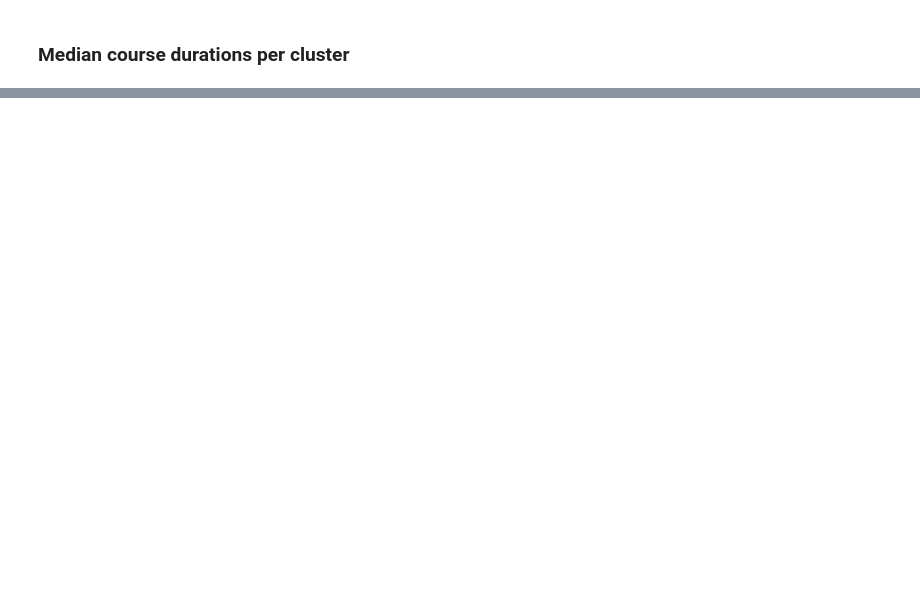
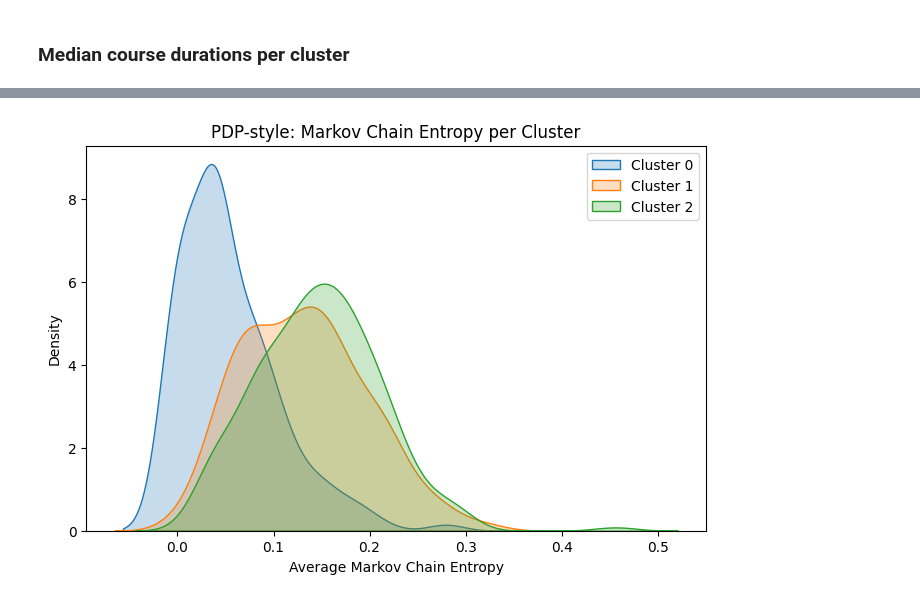
Before and after one commit to malenraychev/BigMMMBehaviour, a Jupyter notebook: markov_clean.ipynb, the cells around one changed output, grey strips where cells are left out. Drawn from its saved outputs; the diff is of its cells as text; code cells hidden in the pictures; blank space fills up the shorter version.

```diff
--- a/markov_clean.ipynb
+++ b/markov_clean.ipynb
@@ -963,0 +1139,21 @@ Median durations per course and activity type for cluster 2 :
+# %%
+import seaborn as sns
+import matplotlib.pyplot as plt
+
+# Choose an activity_type to investigate, e.g. 'video'
+activity_types = zduration_sum['activity_type'].unique()
+
+for activity in activity_types:
+    plt.figure(figsize=(8, 5))
+    for cluster, user_ids in cluster_users_dict.items():
+        vals = zduration_sum[
+            (zduration_sum['user_id'].isin(user_ids)) &
+            (zduration_sum['activity_type'] == activity)
+        ]['zscore_duration']
+        if len(vals) > 0:
+            sns.kdeplot(vals, label=f'Cluster {cluster}', fill=True)
+    plt.xlabel(f"zscore_duration for activity: {activity}")
+    plt.ylabel("Density")
+    plt.title(f"PDP-style: zscore_duration for '{activity}' by cluster")
+    plt.legend()
+    plt.show()
@@ -963,0 +1164,22 @@ Median durations per course and activity type for cluster 2 :
+# %%
+from scipy.stats import entropy
+import numpy as np
+
+def mc_entropy(mc):
+    tmatrix = np.array(mc.p)
+    # Row-wise entropy (one per state), average over all
+    return np.mean([entropy(row) for row in tmatrix if np.sum(row) > 0])
+
+entropy_per_user = {uid: mc_entropy(user_chains[uid]) for uid in users_all}
+
+plt.figure(figsize=(8, 5))
+for cluster, user_ids in cluster_users_dict.items():
+    vals = [entropy_per_user[uid] for uid in user_ids]
+    sns.kdeplot(vals, label=f'Cluster {cluster}', fill=True)
+plt.xlabel("Average Markov Chain Entropy")
+plt.ylabel("Density")
+plt.title("PDP-style: Markov Chain Entropy per Cluster")
+plt.legend()
+plt.show()
+# %% [output]
+[figure, added]
```
Also changed, not shown: parts of 33 cells of this notebook.
